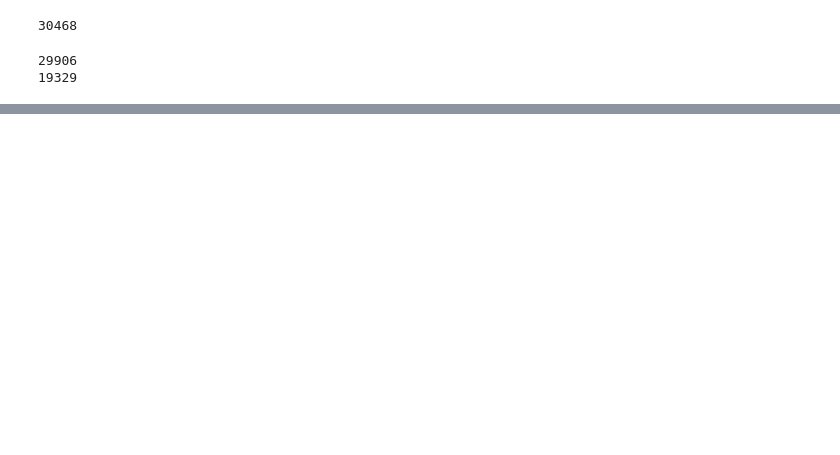
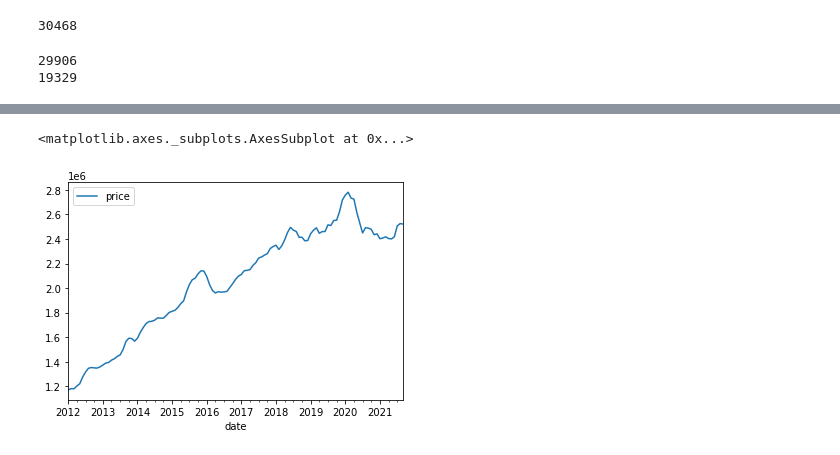
Before and after one commit to alexfraze/real_estate, a Jupyter notebook: eda.ipynb, the cells around one changed output, grey strips where cells are left out. Cells and saved outputs as stored; diff of their text form; code cells hidden in the pictures; blank space fills up the shorter version.

```diff
--- a/eda.ipynb
+++ b/eda.ipynb
@@ -51,0 +62,10 @@ zipcode_slopes.isnull().sum()/zipcode_slopes.index.size
+# %%
+#one dot with very high slope but significantly lower STD?
+ten_year_slope_and_stds[ten_year_slope_and_stds.annual_price_slope>130000].sort_values("annual_price_std_deviation")
+# 94129 -> San Francisco?!
+
+melted_prices[melted_prices.RegionName==94129][['date', 'price']].set_index("date").plot()
+#SFH prices in SF are now at aroudn $2.6M, which seems like a lot but might be a steal given their previous trendline
+# %% [output]
+<matplotlib.axes._subplots.AxesSubplot at 0x...>
+[figure, added]
```
Also changed, not shown: parts of 7 cells of this notebook.
